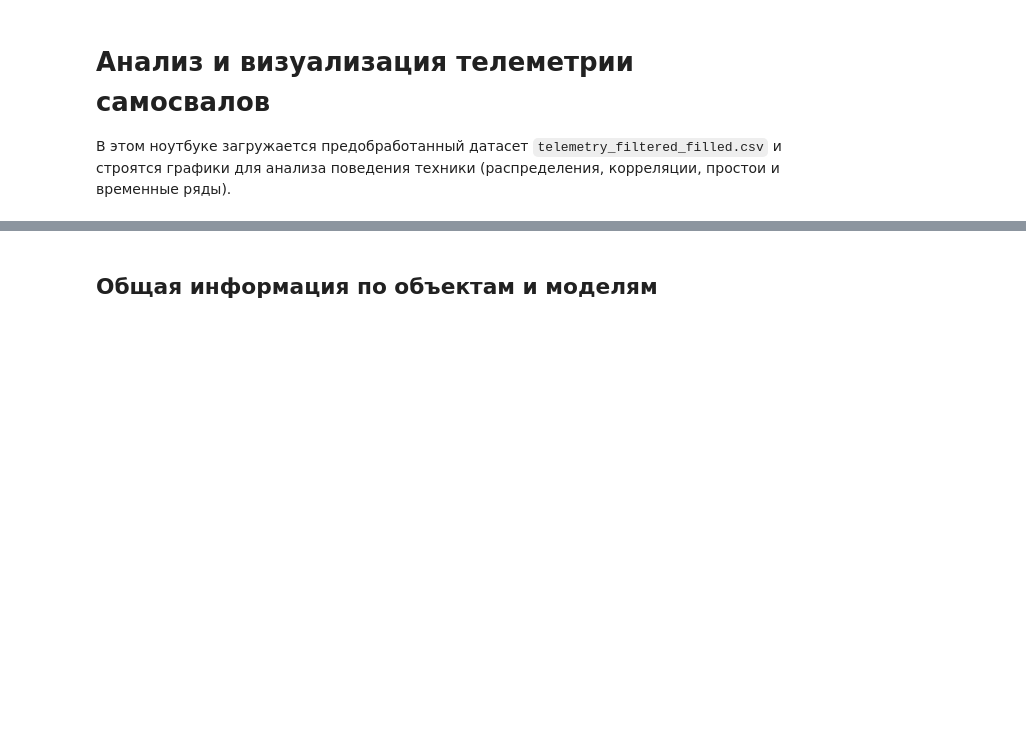
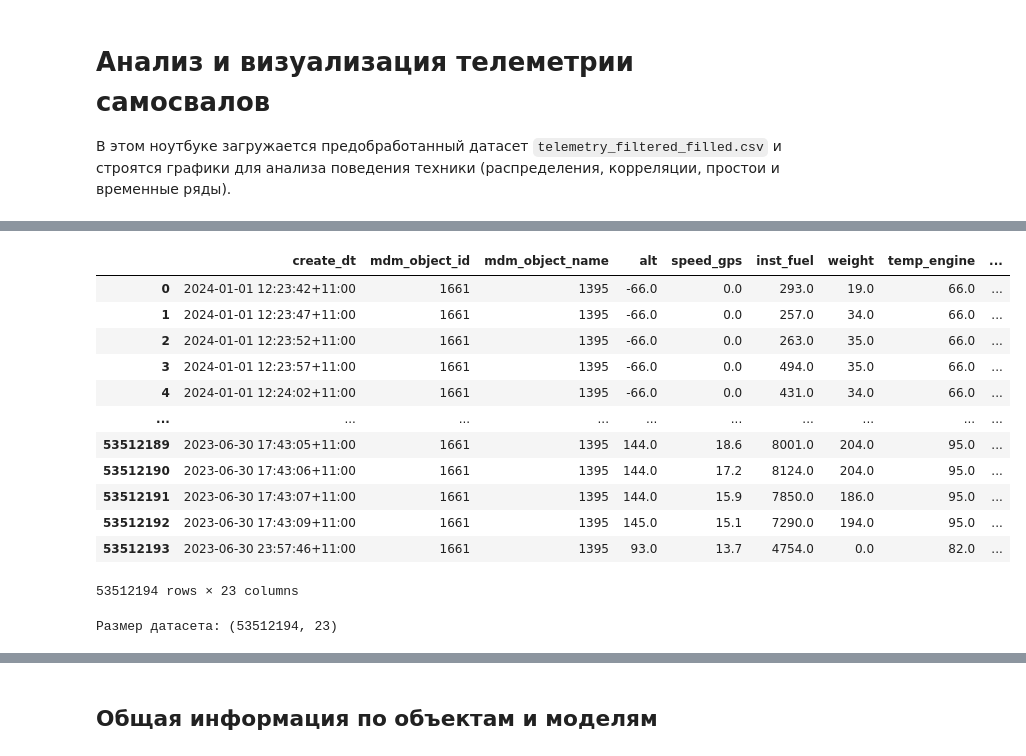
Before and after one commit to ikonushok/breakdowns_of_mining_trucks, a Jupyter notebook: notebooks/02_plots_telemetry.ipynb, the cells around one changed output, grey strips where cells are left out. Saved outputs shown, nothing was run; the diff lists cells and outputs as text; code cells hidden in the pictures; blank space fills up the shorter version.

```diff
--- a/notebooks/02_plots_telemetry.ipynb
+++ b/notebooks/02_plots_telemetry.ipynb
@@ -47,0 +68,20 @@ max        2.119e+04        1.497e+03  2.619e+04  8.639e+02  9.979e+03  7.970e+0
+# %%
+display(filtered_data)
+# %% [output]
+|  | create_dt | mdm_object_id | mdm_object_name | alt | speed_gps | inst_fuel | weight | temp_engine | ... |
+| 0 | 2024-01-01 12:23:42+11:00 | 1661 | 1395 | -66.0 | 0.0 | 293.0 | 19.0 | 66.0 | ... |
+| 1 | 2024-01-01 12:23:47+11:00 | 1661 | 1395 | -66.0 | 0.0 | 257.0 | 34.0 | 66.0 | ... |
+| 2 | 2024-01-01 12:23:52+11:00 | 1661 | 1395 | -66.0 | 0.0 | 263.0 | 35.0 | 66.0 | ... |
+| 3 | 2024-01-01 12:23:57+11:00 | 1661 | 1395 | -66.0 | 0.0 | 494.0 | 35.0 | 66.0 | ... |
+| 4 | 2024-01-01 12:24:02+11:00 | 1661 | 1395 | -66.0 | 0.0 | 431.0 | 34.0 | 66.0 | ... |
+| ... | ... | ... | ... | ... | ... | ... | ... | ... | ... |
+| 53512189 | 2023-06-30 17:43:05+11:00 | 1661 | 1395 | 144.0 | 18.6 | 8001.0 | 204.0 | 95.0 | ... |
+| 53512190 | 2023-06-30 17:43:06+11:00 | 1661 | 1395 | 144.0 | 17.2 | 8124.0 | 204.0 | 95.0 | ... |
+| 53512191 | 2023-06-30 17:43:07+11:00 | 1661 | 1395 | 144.0 | 15.9 | 7850.0 | 186.0 | 95.0 | ... |
+| 53512192 | 2023-06-30 17:43:09+11:00 | 1661 | 1395 | 145.0 | 15.1 | 7290.0 | 194.0 | 95.0 | ... |
+| 53512193 | 2023-06-30 23:57:46+11:00 | 1661 | 1395 | 93.0 | 13.7 | 4754.0 | 0.0 | 82.0 | ... |
+53512194 rows × 23 columns
+# %%
+print('Размер датасета:', filtered_data.shape)
+# %% [output]
+Размер датасета: (53512194, 23)
```
Also changed, not shown: parts of 8 cells of this notebook.
